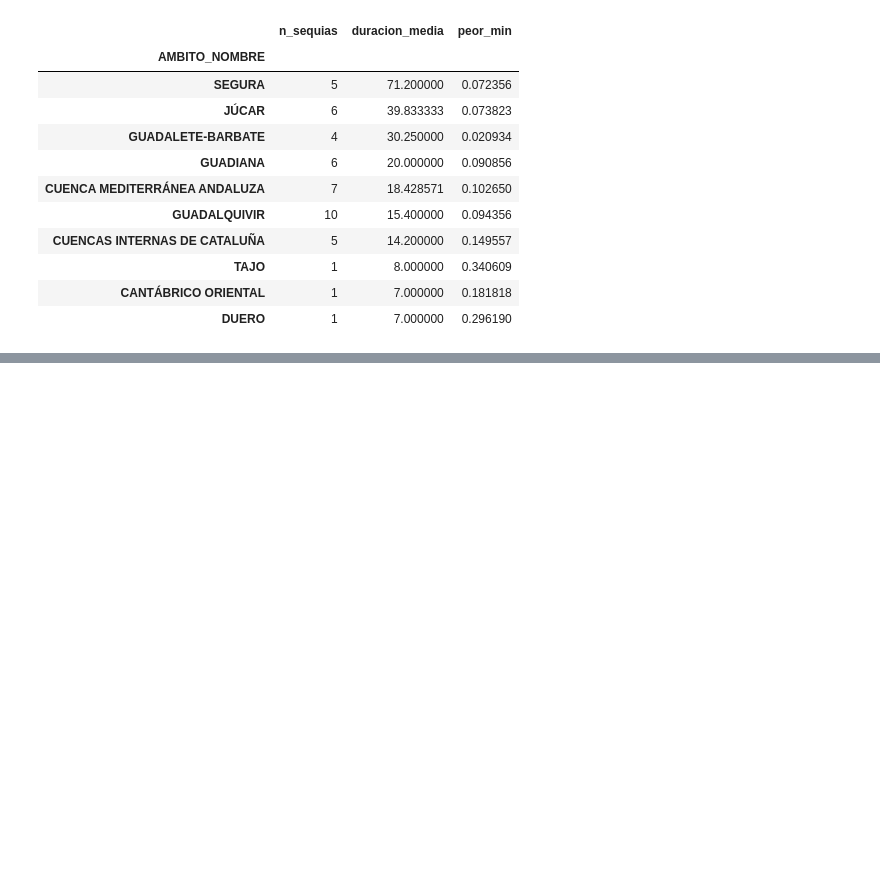
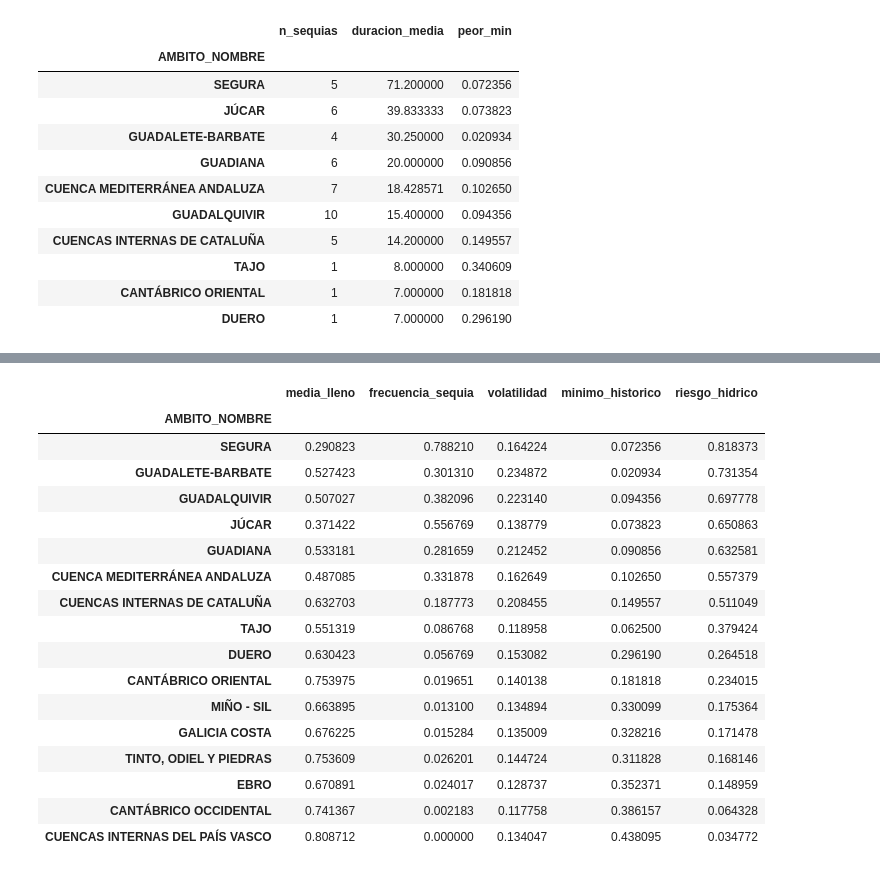
Before and after one commit to plorenab/water-stress-forecast-spain, a Jupyter notebook: notebook/EDA.ipynb, the cells around one changed output, grey strips where cells are left out. Saved outputs shown, nothing was run; the diff lists cells and outputs as text; code cells hidden in the pictures; blank space fills up the shorter version.

```diff
--- a/notebook/EDA.ipynb
+++ b/notebook/EDA.ipynb
@@ -276,0 +424,27 @@ plt.show()
+# %%
+# score final
+
+ranking["riesgo_hidrico"] = ranking_scaled.mean(axis=1)
+
+ranking = ranking.sort_values("riesgo_hidrico", ascending=False)
+
+ranking
+# %% [output]
+|  | media_lleno | frecuencia_sequia | volatilidad | minimo_historico | riesgo_hidrico |
+| AMBITO_NOMBRE |  |  |  |  |  |
+| SEGURA | 0.290823 | 0.788210 | 0.164224 | 0.072356 | 0.818373 |
+| GUADALETE-BARBATE | 0.527423 | 0.301310 | 0.234872 | 0.020934 | 0.731354 |
+| GUADALQUIVIR | 0.507027 | 0.382096 | 0.223140 | 0.094356 | 0.697778 |
+| JÚCAR | 0.371422 | 0.556769 | 0.138779 | 0.073823 | 0.650863 |
+| GUADIANA | 0.533181 | 0.281659 | 0.212452 | 0.090856 | 0.632581 |
+| CUENCA MEDITERRÁNEA ANDALUZA | 0.487085 | 0.331878 | 0.162649 | 0.102650 | 0.557379 |
+| CUENCAS INTERNAS DE CATALUÑA | 0.632703 | 0.187773 | 0.208455 | 0.149557 | 0.511049 |
+| TAJO | 0.551319 | 0.086768 | 0.118958 | 0.062500 | 0.379424 |
+| DUERO | 0.630423 | 0.056769 | 0.153082 | 0.296190 | 0.264518 |
+| CANTÁBRICO ORIENTAL | 0.753975 | 0.019651 | 0.140138 | 0.181818 | 0.234015 |
+| MIÑO - SIL | 0.663895 | 0.013100 | 0.134894 | 0.330099 | 0.175364 |
+| GALICIA COSTA | 0.676225 | 0.015284 | 0.135009 | 0.328216 | 0.171478 |
+| TINTO, ODIEL Y PIEDRAS | 0.753609 | 0.026201 | 0.144724 | 0.311828 | 0.168146 |
+| EBRO | 0.670891 | 0.024017 | 0.128737 | 0.352371 | 0.148959 |
+| CANTÁBRICO OCCIDENTAL | 0.741367 | 0.002183 | 0.117758 | 0.386157 | 0.064328 |
+| CUENCAS INTERNAS DEL PAÍS VASCO | 0.808712 | 0.000000 | 0.134047 | 0.438095 | 0.034772 |
```
Also changed, not shown: parts of 16 cells of this notebook.
